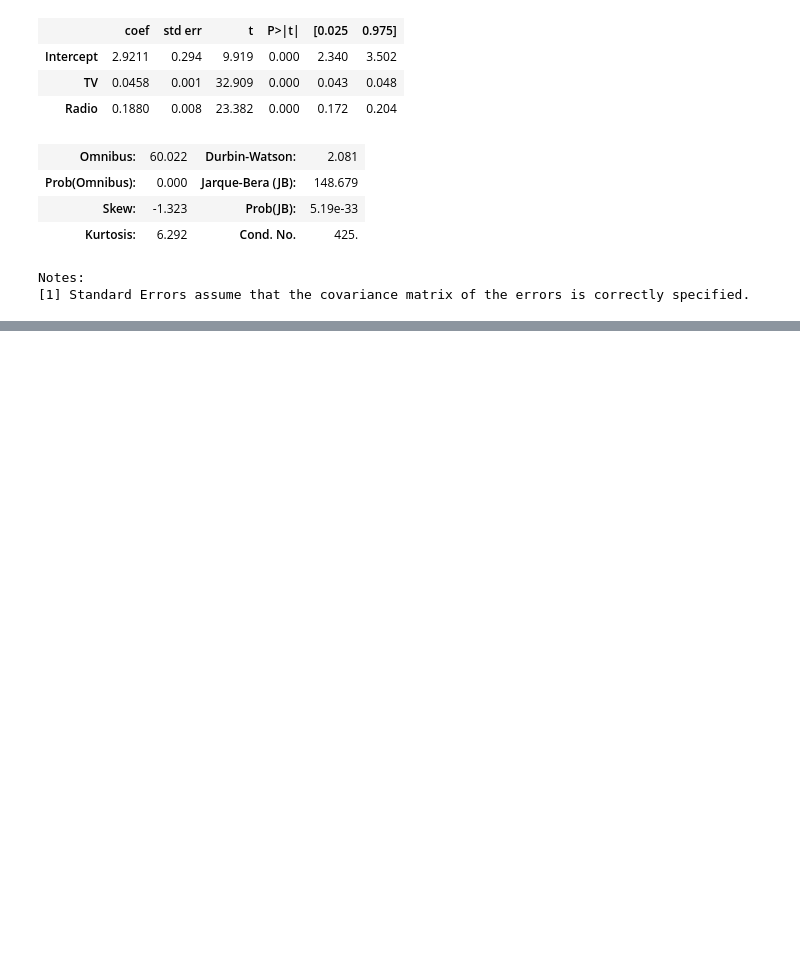
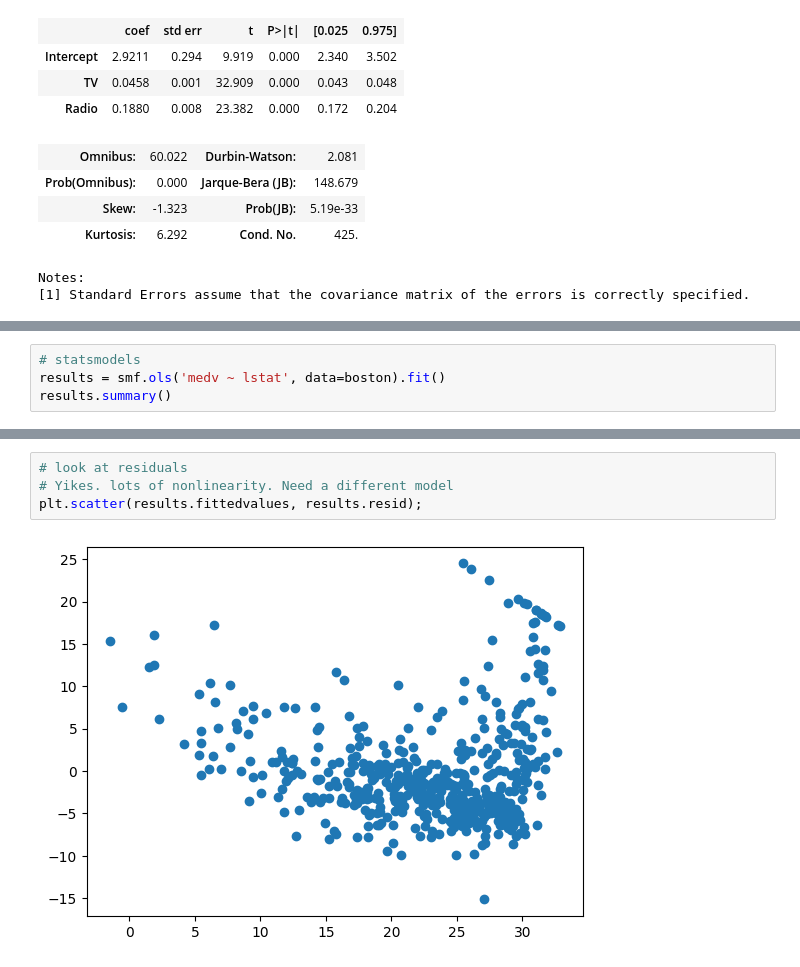
Before and after one commit to AzlinRusnan/Machine-Learning, a Jupyter notebook: Regressions.ipynb, the cells around one changed output, grey strips where cells are left out. Saved outputs shown, nothing was run; the diff lists cells and outputs as text; blank space fills up the shorter version.

```diff
--- a/Regressions.ipynb
+++ b/Regressions.ipynb
@@ -481,0 +930,4 @@ In the above model, Newspaper does not appear to have a relationship with sales
+# %%
+# statsmodels
+results = smf.ols('medv ~ lstat', data=boston).fit()
+results.summary()
@@ -481,0 +982,6 @@ In the above model, Newspaper does not appear to have a relationship with sales
+# %%
+# look at residuals
+# Yikes. lots of nonlinearity. Need a different model
+plt.scatter(results.fittedvalues, results.resid);
+# %% [output]
+[figure, added]
```
Also changed, not shown: parts of 36 cells of this notebook.
